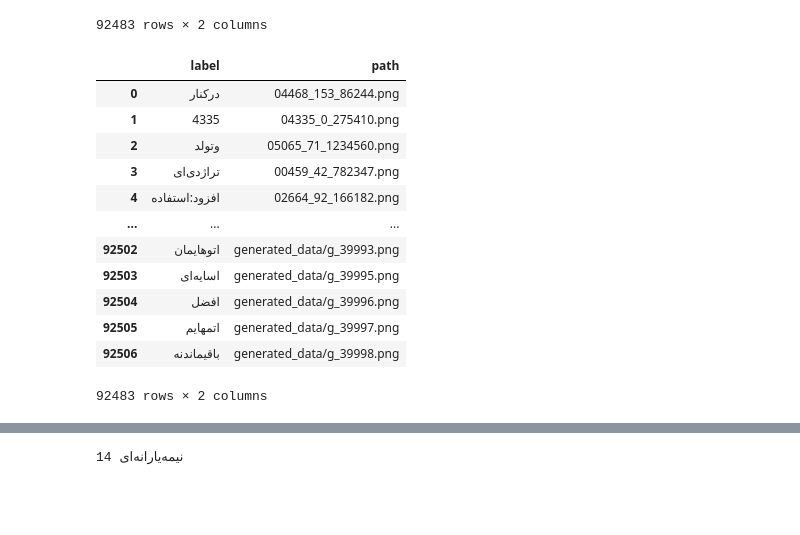
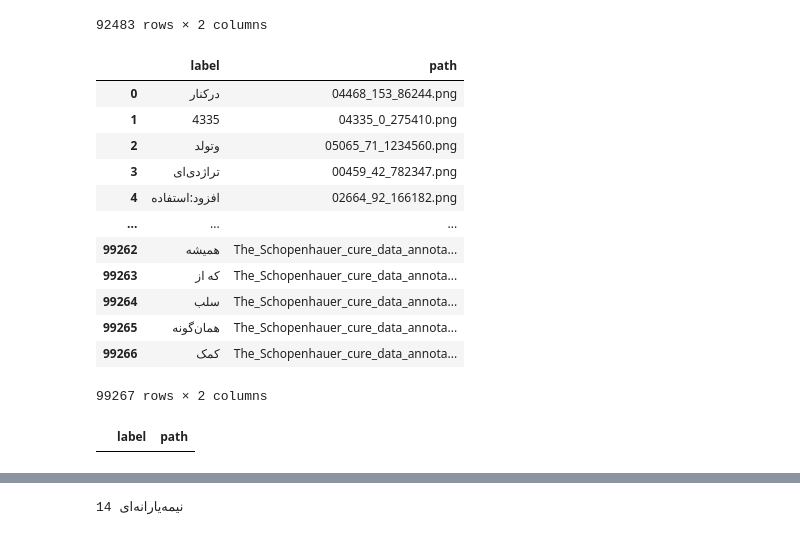
Before and after one commit to arman-hm/ParseText, a Jupyter notebook: Train_persian_OCR.ipynb, the cells around one changed output, grey strips where cells are left out. Cells and saved outputs as stored; diff of their text form; code cells hidden in the pictures; blank space fills up the shorter version.

Commit message:
developed  text_recongnizer.py for getting inference and be easy to use model for test and use add char_to_index.json for char indexes instead of using hard code dictionary fix some minor bugs.

```diff
--- a/Train_persian_OCR.ipynb
+++ b/Train_persian_OCR.ipynb
@@ -42,3 +45,8 @@ print(char_to_index)
 # %% [output]
 ['!', '%', '(', ')', '*', '+', '.', '/', '0', '1', '2', '3', '4', '5', '6', '7', '8', '9', ':', '«', '»', '،', '؛', '؟', 'ئ', 'ا', 'ب', 'ت', 'ث', 'ج', 'ح', 'خ', 'د', 'ذ', 'ر', 'ز', 'س', 'ش', 'ص', 'ض', ...
 {'!': 1, '%': 2, '(': 3, ')': 4, '*': 5, '+': 6, '.': 7, '/': 8, '0': 9, '1': 10, '2': 11, '3': 12, '4': 13, '5': 14, '6': 15, '7': 16, '8': 17, '9': 18, ':': 19, '«': 20, '»': 21, '،': 22, '؛': 23, ' ...
+# %%
+rdf = pd.read_csv("Data/The_Schopenhauer_cure_data_train.csv")
+rdf = rdf.loc[:, ~rdf.columns.str.contains('^Unnamed')]
+rdf = rdf[rdf['label'].str.len() < 15]
+rdf.head(10)
@@ -96,7 +133,7 @@ tdf.head(10)
 | 8 | قطار | 03051_25_39708.png |
 | 9 | افشای | 04444_74_37847.png |
 # %%
-frames = [df, gdf]
+frames = [df, gdf, rdf]
 df = pd.concat(frames)
 df = df.reset_index(drop=True)
 df
@@ -181,3 +237,17 @@ def unique_chars_in_strings(string_list):
   for string in string_list:
     unique_chars.update(string)
   return unique_chars
+# %%
+remove_chars = [" " , "‌"]
+def remove_specific_first_char(s):
+    res = str(s)
+    if s and res[0] in remove_chars:  # Check if the first character is in the set
+        res = res[1:]
+    if len(res) > 0 :
+        if s and res[-1] in remove_chars:
+            res = res[:-1]   # Remove the first character
+    return res  # Return the string as is if the first character is not in the set
+
+# Apply the function to the column
+df['label'] = df['label'].apply(remove_specific_first_char)
+df
@@ -232,21 +329,23 @@ df
 # %%
 
 df['label'] = df['label'].str.replace(r'[آأً]', 'ا', regex=True)  # Replace 'آ' and 'أ' with 'ا'
 df['label'] = df['label'].str.replace(r'ؤ', 'و', regex=True)     # Remove 'ً'
 df['label'] = df['label'].str.replace(r'ۀ', 'ه', regex=True)
+df['label'] = df['label'].str.replace(r'ي', 'ی', regex=True)
+df['label'] = df['label'].str.replace(r'\u200d', '\u200c', regex=True)
 
 df
 # %% [output]
 |  | label | path |
 | 0 | درکنار | 04468_153_86244.png |
 | 1 | 4335 | 04335_0_275410.png |
 | 2 | وتولد | 05065_71_1234560.png |
 | 3 | تراژدی‌ای | 00459_42_782347.png |
 | 4 | افزود:استفاده | 02664_92_166182.png |
 | ... | ... | ... |
-| 92502 | اتوهایمان | generated_data/g_39993.png |
-| 92503 | اسایه‌ای | generated_data/g_39995.png |
-| 92504 | افضل | generated_data/g_39996.png |
-| 92505 | اتمهایم | generated_data/g_39997.png |
-| 92506 | باقیماندنه | generated_data/g_39998.png |
+| 99262 | همیشه | The_Schopenhauer_cure_data_annota... |
+| 99263 | که از | The_Schopenhauer_cure_data_annota... |
+| 99264 | سلب | The_Schopenhauer_cure_data_annota... |
+| 99265 | همان‌گونه | The_Schopenhauer_cure_data_annota... |
+| 99266 | کمک | The_Schopenhauer_cure_data_annota... |
-92483 rows × 2 columns
+99267 rows × 2 columns
@@ -253,3 +358,7 @@ df
+# %%
+df[df['label'].str.contains('\u200d', na=False)]
+# %% [output]
+|  | label | path |
 # %%
 unique_characters = unique_chars_in_strings(df['label'].tolist())
 print(unique_characters)
```
Also changed, not shown: parts of 18 cells of this notebook, 18 other files.
